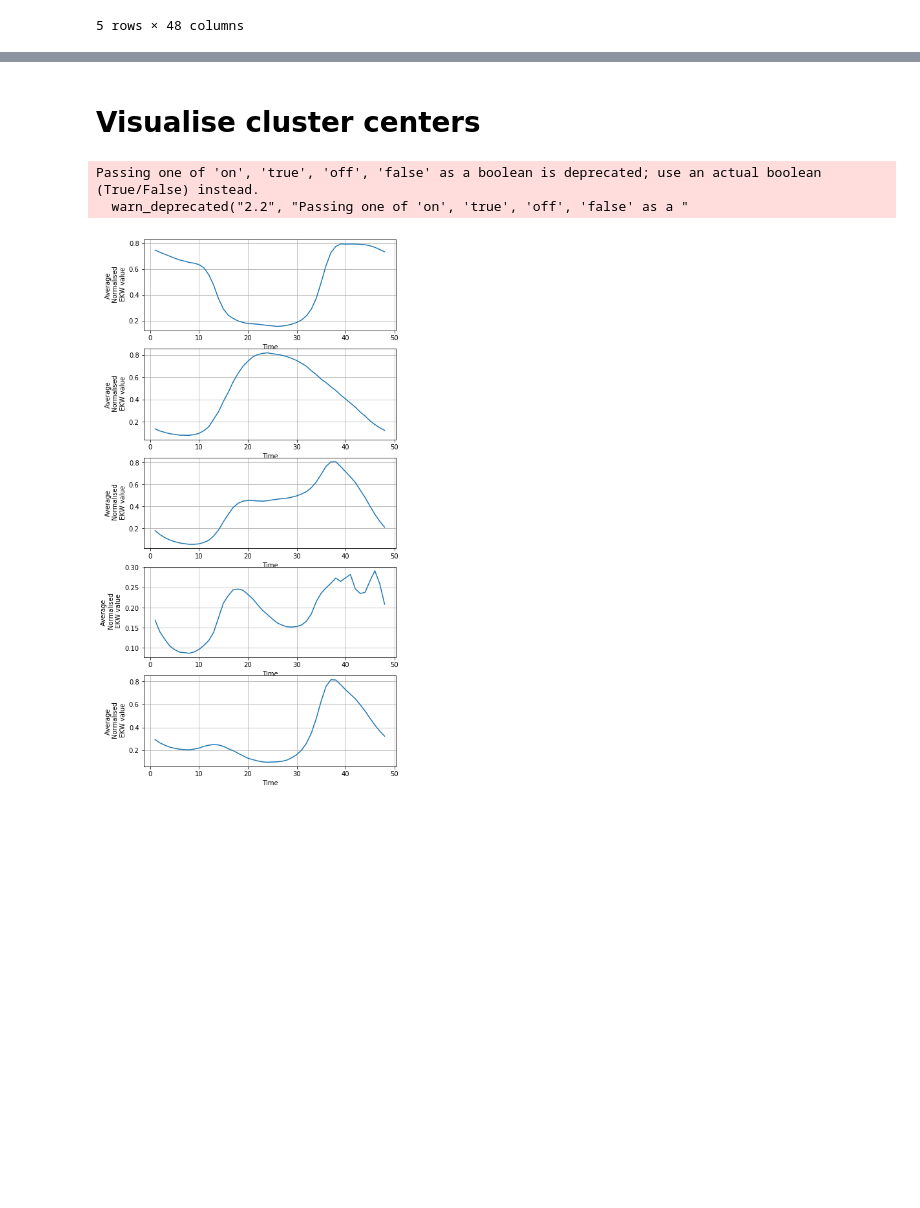
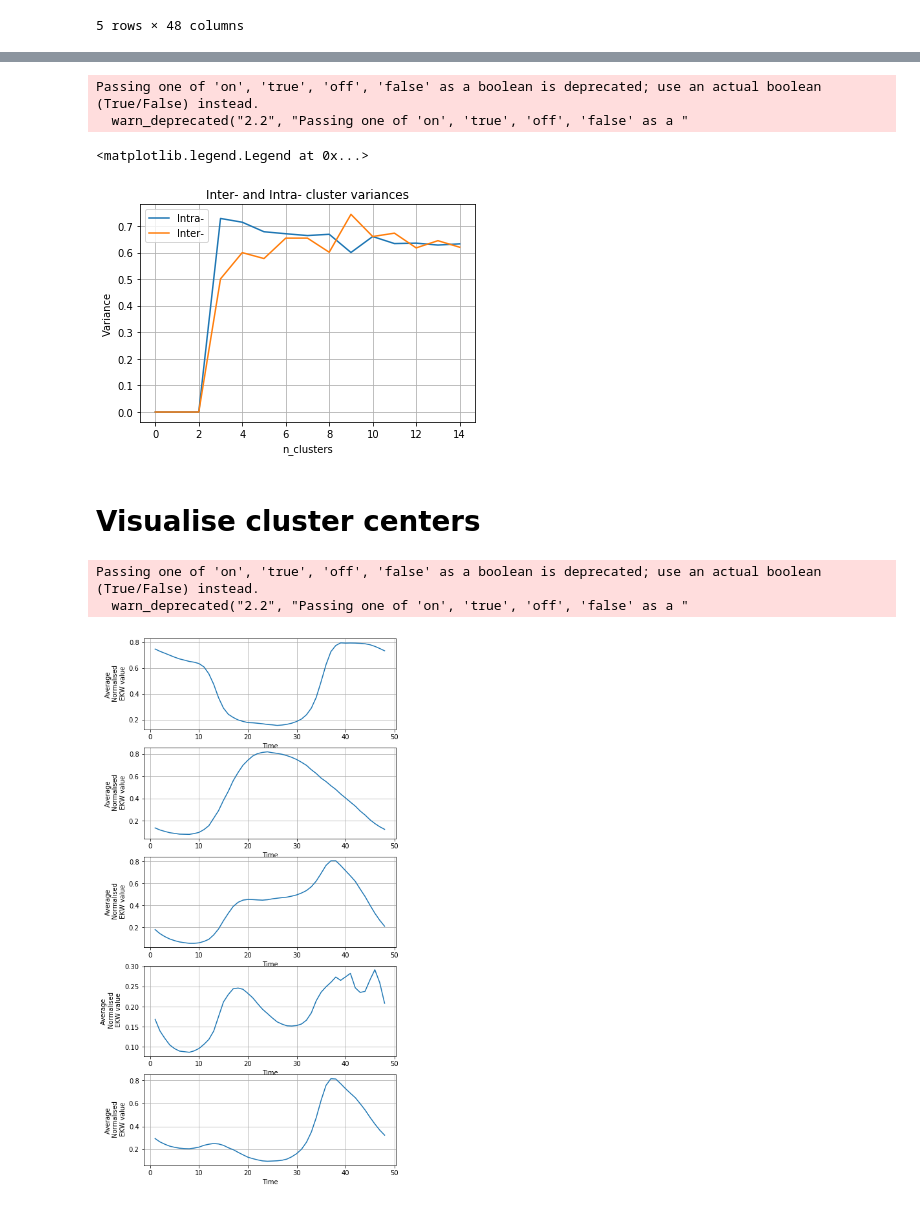
Before and after one commit to star44/capstone-project, a Jupyter notebook: Clustering.ipynb, the cells around one changed output, grey strips where cells are left out. Drawn from its saved outputs; the diff is of its cells as text; code cells hidden in the pictures; blank space fills up the shorter version.

Commit message:
Added visualisation to the clustering test

```diff
--- a/Clustering.ipynb
+++ b/Clustering.ipynb
@@ -79,10 +83,10 @@ numeric_data = np.asarray(
 nans = np.any(np.isnan(numeric_data), axis=1)
 numeric_data = numeric_data[~nans]
 
-intra_cluster_variances = np.zeros((1, 15))
-inter_cluster_variances = np.zeros((1, 15))
+intra_cluster_variances = np.zeros(15)
+inter_cluster_variances = np.zeros(15)
 
-for n_clusters in range(1, 15):
+for n_clusters in range(3, 18):
     kmeans = KMeans(n_clusters=n_clusters, max_iter=3).fit(numeric_data)
     cluster_indices = kmeans.predict(numeric_data)
 
@@ -94,11 +98,14 @@ for n_clusters in range(1, 15):
         total_intracluster_variance += variance
 
     # inter-cluster variance:
-    intercluster_variance = np.sum(np.var(kmeans.cluster_centers_, axis=0))
+    intercluster_variance = np.var(kmeans.cluster_centers_, axis=0)
+    intercluster_variance = intercluster_variance / intercluster_variance.max()
 
-    intra_cluster_variances[0, n_clusters] = np.sum(total_intracluster_variance) / n_clusters
-    inter_cluster_variances[0, n_clusters] = intercluster_variance
+    intra_cluster_variances[n_clusters - 3] = np.mean(total_intracluster_variance / total_intracluster_variance.max())
+    inter_cluster_variances[n_clusters - 3] = np.mean(intercluster_variance)
 
-    print(f'Intra-cluster variance @ {n_clusters}', np.sum(total_intracluster_variance) / n_clusters)
-    print(f'Inter-cluster variance @ {n_clusters}', intercluster_variance)
+    print(f'Intra-cluster variance @ {n_clusters}', intra_cluster_variances[n_clusters - 3])
+    print(f'Inter-cluster variance @ {n_clusters}', intercluster_variance[n_clusters - 3])
+
+print('Done!')
 # %% [output]
@@ -119,3 +133,20 @@ Inter-cluster variance @ 6 2.155709292473169
+# %%
+%matplotlib inline
+import matplotlib.pyplot as plt
+
+plt.figure()
+plt.plot(range(0, 15), intra_cluster_variances)
+plt.plot(range(0, 15), inter_cluster_variances)
+plt.grid('on')
+plt.xlabel('n_clusters')
+plt.ylabel('Variance')
+plt.title('Inter- and Intra- cluster variances')
+plt.legend(['Intra-', 'Inter-'])
+# %% [output]
+Passing one of 'on', 'true', 'off', 'false' as a boolean is deprecated; use an actual boolean (True/False) instead.
+  warn_deprecated("2.2", "Passing one of 'on', 'true', 'off', 'false' as a "
+<matplotlib.legend.Legend at 0x...>
+[figure, added]
 # %% [markdown]
 # Visualise cluster centers
 # %%
```
Also changed, not shown: parts of 5 cells of this notebook.
